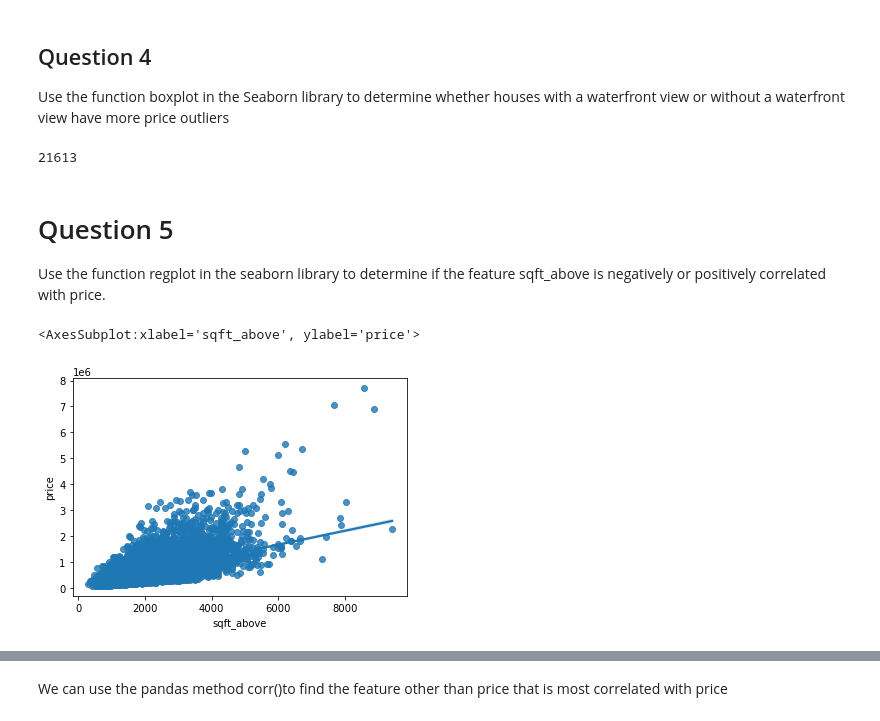
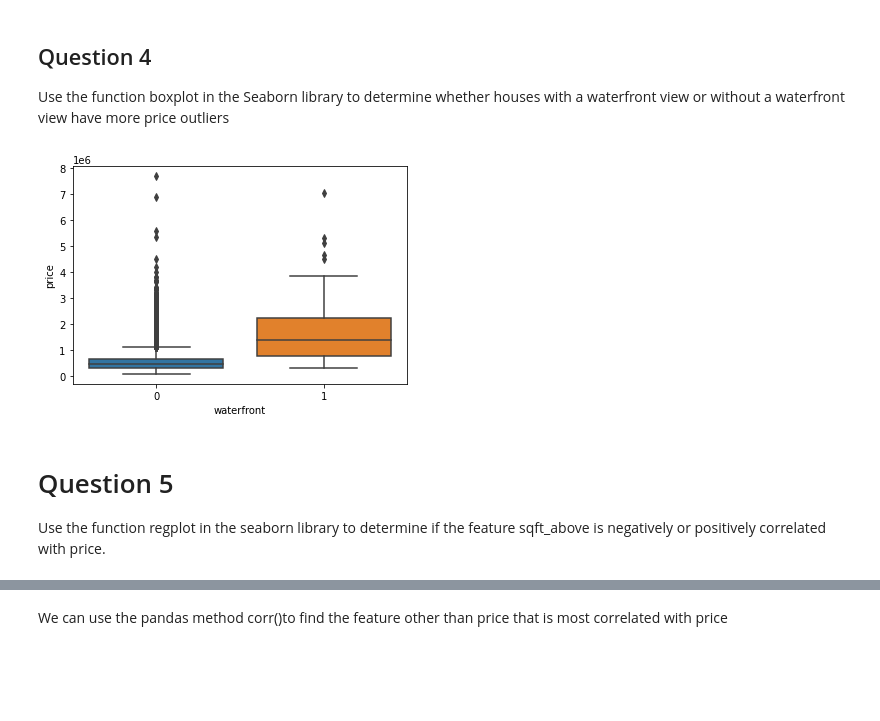
Before and after one commit to pitadomingos/IBM-Data-Science, a Jupyter notebook: Data Analysis With Python_Pita Domingis.ipynb, the cells around one changed output, grey strips where cells are left out. Saved outputs shown, nothing was run; the diff lists cells and outputs as text; code cells hidden in the pictures; blank space fills up the shorter version.

```diff
--- a/Data Analysis With Python_Pita Domingis.ipynb
+++ b/Data Analysis With Python_Pita Domingis.ipynb
@@ -141,15 +142,10 @@ floors
 ## Question 4
 Use the function boxplot in the Seaborn library to determine whether houses with a waterfront view or without a waterfront view have more price outliers
 # %%
-H2O_f = df['waterfront']
-H2O_f.count()
+sns.boxplot( y=df['price'], x=df['waterfront'] );
+plt.show()
 # %% [output]
-21613
+[figure, added]
 # %% [markdown]
 # Question 5
 Use the function regplot in the seaborn library to determine if the feature sqft_above is negatively or positively correlated with price.
-# %%
-sns.regplot(x='sqft_above', y='price', data=df)
-# %% [output]
-<AxesSubplot:xlabel='sqft_above', ylabel='price'>
-[figure, removed]
```
Also changed, not shown: parts of 39 cells of this notebook.
